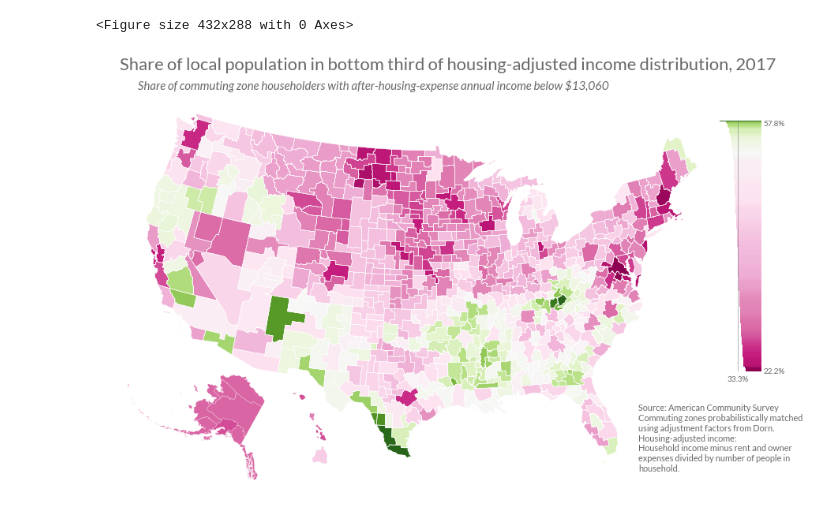
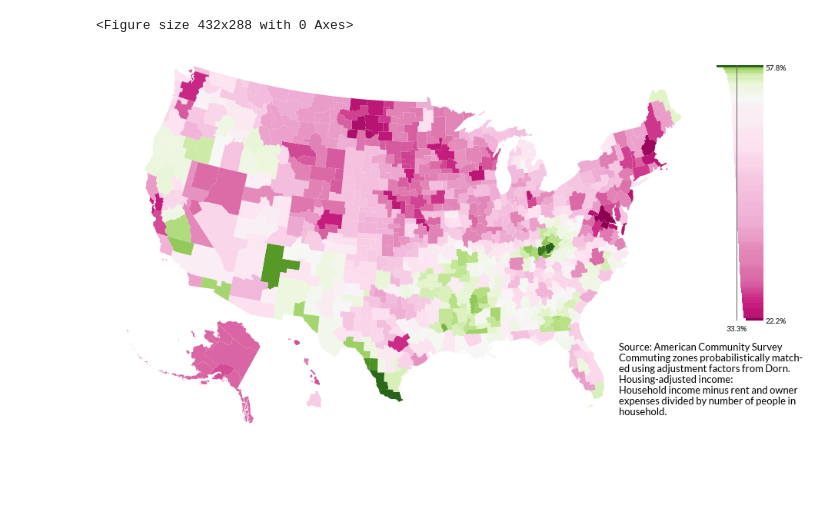
Before and after one commit to bdecon/econ_data, a Jupyter notebook: micro/ACS_to_CZ_income_map.ipynb, the cells around one changed output. Saved outputs shown, nothing was run; the diff lists cells and outputs as text; code cells hidden in the pictures; blank space fills up the shorter version.

```diff
--- a/micro/ACS_to_CZ_income_map.ipynb
+++ b/micro/ACS_to_CZ_income_map.ipynb
@@ -93,13 +119,16 @@ for cz, puma_list in cz_dict.items():
 result = pd.DataFrame(d)
 result.index = ['share', 'weight']
 result = result.T
+
+maxval = result.share.max()
+minval = result.share.min()
 # %%
 # Map and legend settings
 m = Basemap(llcrnrlon=-121, llcrnrlat=20, urcrnrlon=-64, urcrnrlat=49,
             projection='lcc', lat_1=33, lat_2=45, lon_0=-95)
 
 cmap = plt.cm.PiYG
-norm = mpl.colors.Normalize(vmin=result['share'].min(), vmax=result['share'].max())
+norm = mpl.colors.Normalize(vmin=minval, vmax=maxval)
 
 hi_cz = [35600, 34701, 34703, 34702, 34703]
 ak_cz = [34101, 34114, 34102, 34112, 34104, 34107, 34115,
@@ -107,53 +136,56 @@ ak_cz = [34101, 34114, 34102, 34112, 34104, 34107, 34115,
          34106, 34113, 34105, 34111, 34110, 34109, 34115,
          34103, 34112, 34110, 34115]
 
-legend = result.sort_values('share')
+pts = np.arange(1, 101, 1)
+pct = (np.percentile(
+    np.repeat(result.share.values,
+              result.weight.div(1000).astype(int).values), pts))
 
-legend['length'] = legend['weight'] / legend['weight'].sum()
-legend['start'] = legend['length'].cumsum()
-legend = legend.drop(['weight'], axis=1)
-lgd = legend.to_dict()
-
-max_val = f'{legend["share"].max() * 100:.1f}%'
-min_val = f'{legend["share"].min() * 100:.1f}%'
+max_val = f'{maxval * 100:.1f}%'
+min_val = f'{minval * 100:.1f}%'
 # %%
 # Draw map
 plt.gcf()
 plt.figure(figsize=(18,9))
 
-m.readshapefile('../shapefiles/cz1990', 'cz', drawbounds=True, color='white')
+m.fillcontinents(color='white', lake_color='white')
+
+m.readshapefile('../shapefiles/cz1990', 'cz', drawbounds=False)
 
 ax = plt.gca()
 
 for info, shape in zip(m.cz_info, m.cz):
     if info['cz'] in hi_cz:
         shape = [[x + 5200000, y - 1400000] for x, y in shape]
     elif info['cz'] in ak_cz:
         shape = [(x * 0.35 + 1100000,
                   y * 0.35 - 1300000) for x, y in shape]
     ax.add_patch(Polygon(shape, facecolor=cmap(norm(d[info['cz']][0])),
-                         edgecolor='white', linewidth=0.2))
-title = 'Share of local population in bottom third of housing-adjusted income distribution, 2017'
-subtitle = f'Share of commuting zone householders with after-housing-expense annual income below ${int(round(cutpoint, -1)):,}'
-note = 'Source: American Community Survey\nCommuting zones probabilistically matched\nusing adjustment factors from Dorn.\nHousing-adjusted income:\nHousehold income minus rent and owner\nexpenses divided by number of people in\nhousehold.'
-ax.text(0.03, 1.09, title, fontsize=22, transform=ax.transAxes)
-ax.text(0.06, 1.04, subtitle, fontsize=15, transform=ax.transAxes, style='italic')
-ax.text(0.89, 0.05, note, fontsize=11, transform=ax.transAxes)
+                         ec=None))
+note = '''
+Source: American Community Survey
+Commuting zones probabilistically match-
+ed using adjustment factors from Dorn.
+Housing-adjusted income:
+Household income minus rent and owner
+expenses divided by number of people in
+household.'''
+ax.text(0.88, 0.05, note, fontsize=13, transform=ax.transAxes)
 ax.axis('off')
 
-ax_inset = inset_axes(ax, width='-12%', height='65%', loc=1, borderpad=2)
-for cz in cz_dict.keys():
-    rect = Rectangle(xy=(lgd['share'][cz], lgd['start'][cz]),
-                     width=-lgd['share'][cz], height=-lgd['length'][cz],
-                     fc=cmap(norm(lgd['share'][cz])), ec=None)
+ax_inset = inset_axes(ax, width='-14%', height='68%', loc=1, borderpad=1)
+for i, pt in enumerate(pct):
+    rect = Rectangle(xy=(pt, i / 100), width=-pt, height=0.1,
+                     fc=cmap(norm(pt)), ec=None)
     ax_inset.add_patch(rect)
-ax_inset.axvline(x=1/3, color='dimgray', zorder=1, lw=0.5)
+
+ax_inset.axvline(x=1/3, color='dimgray', zorder=1, lw=1)
 ax_inset.text(1/3, -0.04, '33.3%', ha='center')
 ax_inset.text(-0.02, 0.98, max_val)
 ax_inset.text(-0.02, -0.01, min_val)
 ax_inset.axis('off')
-plt.savefig('../acs_map.jpg', bbox_inches='tight', dpi=500)
+plt.savefig('../acs_map.pgf', bbox_inches='tight')
 plt.show();
 # %% [output]
 <Figure size 432x288 with 0 Axes>
-[figure, old version]
+[figure, new version]
```
Also changed, not shown: parts of 5 cells of this notebook, 1 other file.
